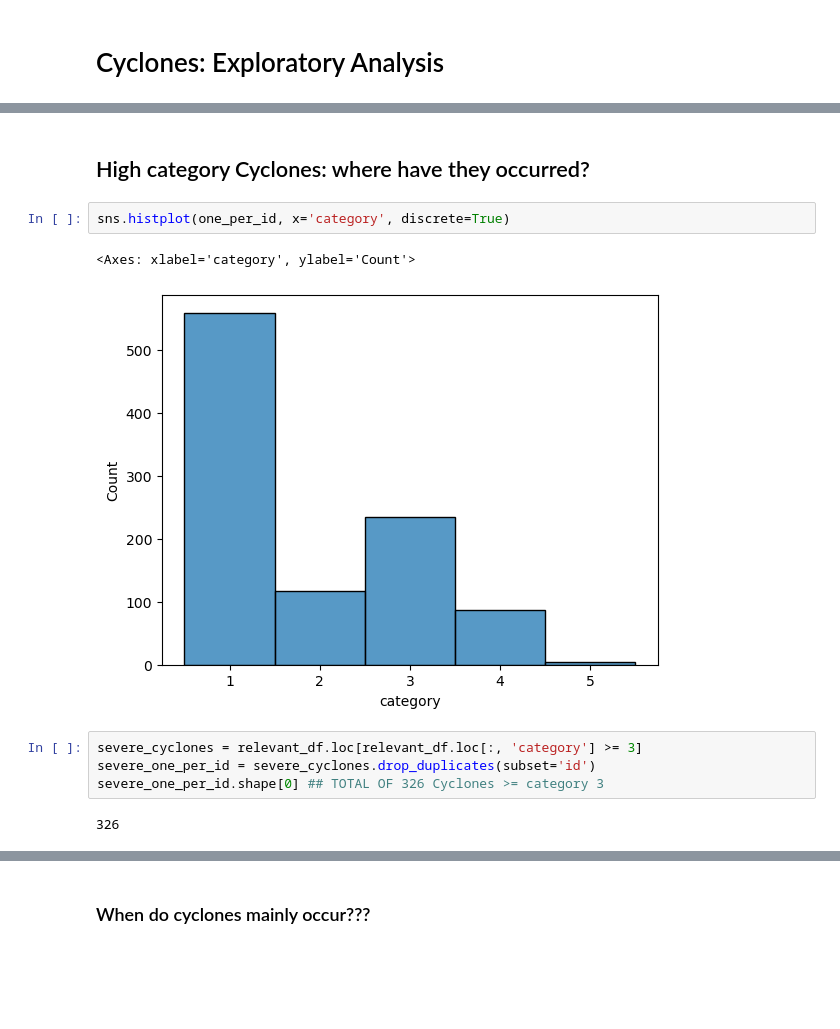
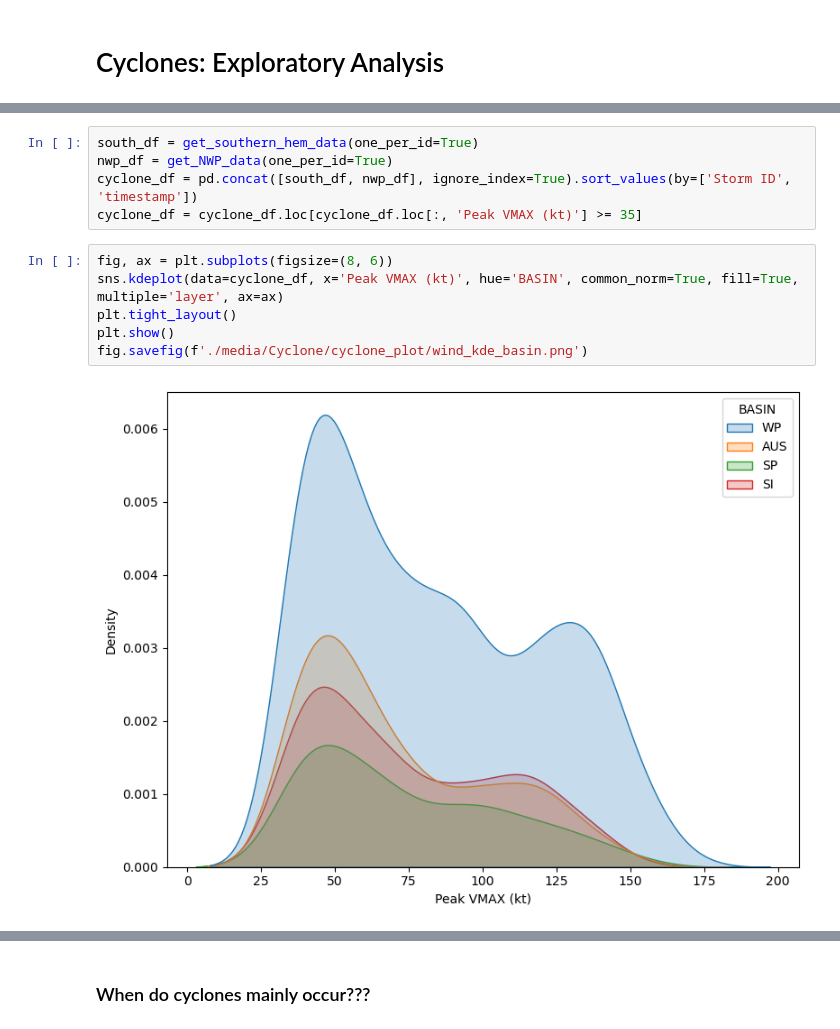
Before and after one commit to sydney-machine-learning/cyclonecategory_GCMs, a Jupyter notebook: Climate Project/albert/notebooks/cyclones.ipynb, the cells around one changed output, grey strips where cells are left out. Drawn from its saved outputs; the diff is of its cells as text; blank space fills up the shorter version.

```diff
--- a/Climate Project/albert/notebooks/cyclones.ipynb
+++ b/Climate Project/albert/notebooks/cyclones.ipynb
@@ -134,13 +14,13 @@ See the caveats in the documentation: https://pandas.pydata.org/pandas-docs/stab
-# %% [markdown]
-## High category Cyclones: where have they occurred?
-# %%
-sns.histplot(one_per_id, x='category', discrete=True)
-# %% [output]
-<Axes: xlabel='category', ylabel='Count'>
-[figure, removed]
-# %%
-severe_cyclones = relevant_df.loc[relevant_df.loc[:, 'category'] >= 3]
-severe_one_per_id = severe_cyclones.drop_duplicates(subset='id')
-severe_one_per_id.shape[0] ## TOTAL OF 326 Cyclones >= category 3
-# %% [output]
-326
+# %%
+south_df = get_southern_hem_data(one_per_id=True)
+nwp_df = get_NWP_data(one_per_id=True)
+cyclone_df = pd.concat([south_df, nwp_df], ignore_index=True).sort_values(by=['Storm ID', 'timestamp'])
+cyclone_df = cyclone_df.loc[cyclone_df.loc[:, 'Peak VMAX (kt)'] >= 35]
+# %%
+fig, ax = plt.subplots(figsize=(8, 6))
+sns.kdeplot(data=cyclone_df, x='Peak VMAX (kt)', hue='BASIN', common_norm=True, fill=True,  multiple='layer', ax=ax)
+plt.tight_layout()
+plt.show()
+fig.savefig(f'./media/Cyclone/cyclone_plot/wind_kde_basin.png')
+# %% [output]
+[figure, added]
```
Also changed, not shown: parts of 41 cells of this notebook, 10 other files.
